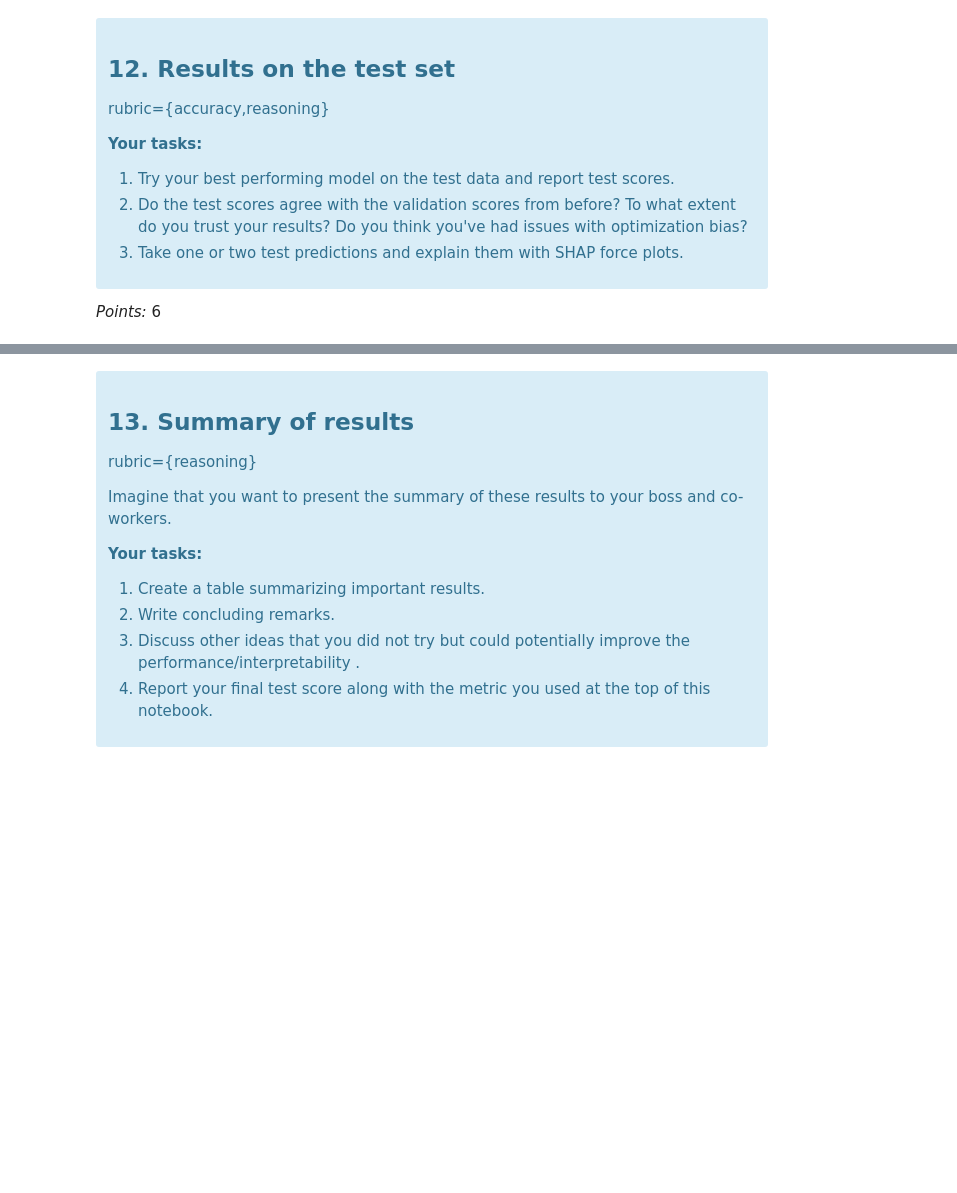
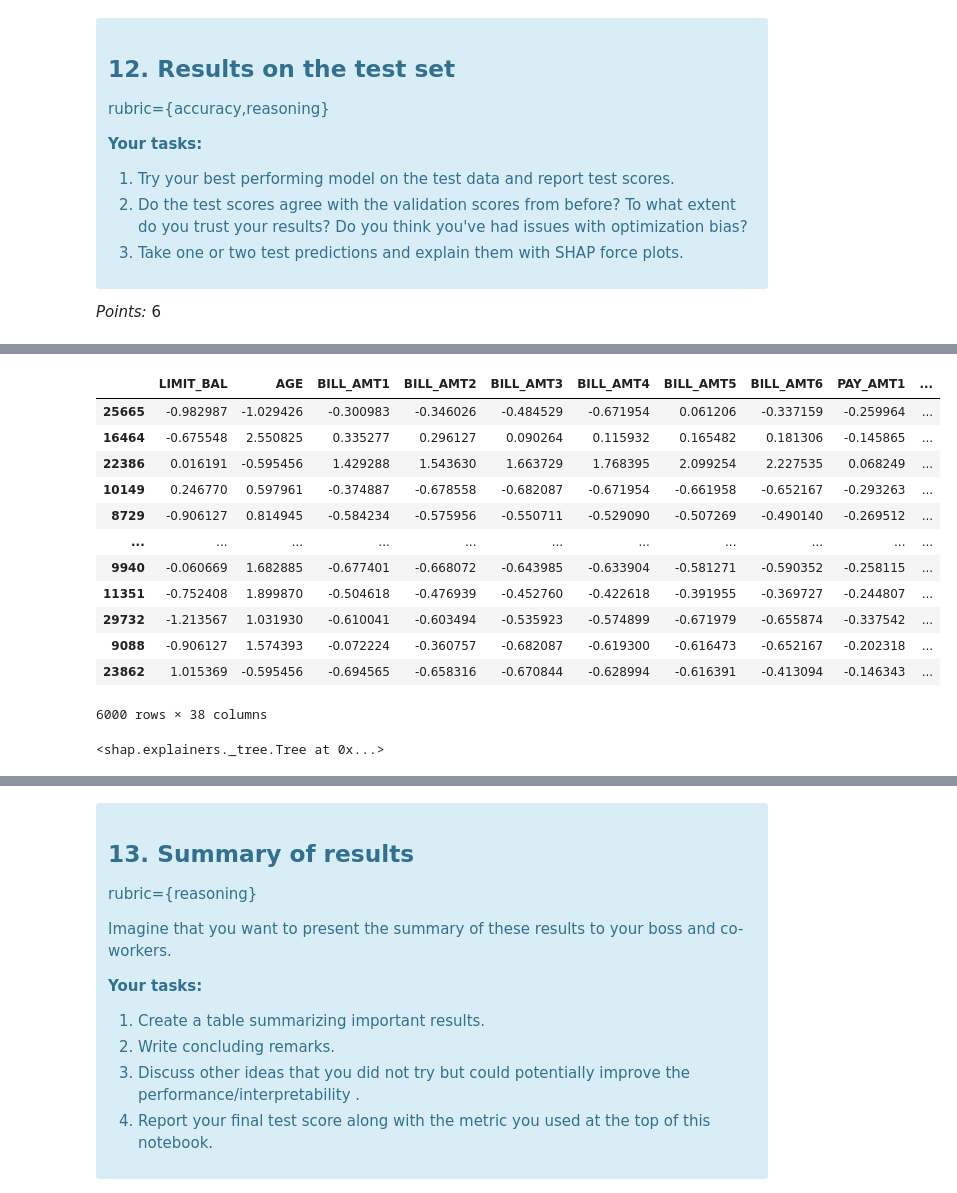
Before and after one commit to UBC-MDS/dsci573_lab4, a Jupyter notebook: lab4.ipynb, the cells around one changed output, grey strips where cells are left out. Drawn from its saved outputs; the diff is of its cells as text; code cells hidden in the pictures; blank space fills up the shorter version.

```diff
--- a/lab4.ipynb
+++ b/lab4.ipynb
@@ -1255,3 +1287,31 @@ print(
     accuracy                           0.79      6000
    macro avg       0.70      0.71      0.70      6000
 weighted avg       0.80      0.79      0.79      6000
+# %%
+X_test_enc = pd.DataFrame(
+    data=preprocessor.transform(X_test),
+    columns=column_names,
+    index=X_test.index,
+)
+X_test_enc
+# %% [output]
+|  | LIMIT_BAL | AGE | BILL_AMT1 | BILL_AMT2 | BILL_AMT3 | BILL_AMT4 | BILL_AMT5 | BILL_AMT6 | PAY_AMT1 | ... |
+| 25665 | -0.982987 | -1.029426 | -0.300983 | -0.346026 | -0.484529 | -0.671954 | 0.061206 | -0.337159 | -0.259964 | ... |
+| 16464 | -0.675548 | 2.550825 | 0.335277 | 0.296127 | 0.090264 | 0.115932 | 0.165482 | 0.181306 | -0.145865 | ... |
+| 22386 | 0.016191 | -0.595456 | 1.429288 | 1.543630 | 1.663729 | 1.768395 | 2.099254 | 2.227535 | 0.068249 | ... |
+| 10149 | 0.246770 | 0.597961 | -0.374887 | -0.678558 | -0.682087 | -0.671954 | -0.661958 | -0.652167 | -0.293263 | ... |
+| 8729 | -0.906127 | 0.814945 | -0.584234 | -0.575956 | -0.550711 | -0.529090 | -0.507269 | -0.490140 | -0.269512 | ... |
+| ... | ... | ... | ... | ... | ... | ... | ... | ... | ... | ... |
+| 9940 | -0.060669 | 1.682885 | -0.677401 | -0.668072 | -0.643985 | -0.633904 | -0.581271 | -0.590352 | -0.258115 | ... |
+| 11351 | -0.752408 | 1.899870 | -0.504618 | -0.476939 | -0.452760 | -0.422618 | -0.391955 | -0.369727 | -0.244807 | ... |
+| 29732 | -1.213567 | 1.031930 | -0.610041 | -0.603494 | -0.535923 | -0.574899 | -0.671979 | -0.655874 | -0.337542 | ... |
+| 9088 | -0.906127 | 1.574393 | -0.072224 | -0.360757 | -0.682087 | -0.619300 | -0.616473 | -0.652167 | -0.202318 | ... |
+| 23862 | 1.015369 | -0.595456 | -0.694565 | -0.658316 | -0.670844 | -0.628994 | -0.616391 | -0.413094 | -0.146343 | ... |
+6000 rows × 38 columns
+# %%
+import shap
+
+rf_explainer = shap.TreeExplainer(rf_best.named_steps["randomforestclassifier"])
+rf_explainer
+# %% [output]
+<shap.explainers._tree.Tree at 0x...>
```
Also changed, not shown: parts of 50 cells of this notebook.
